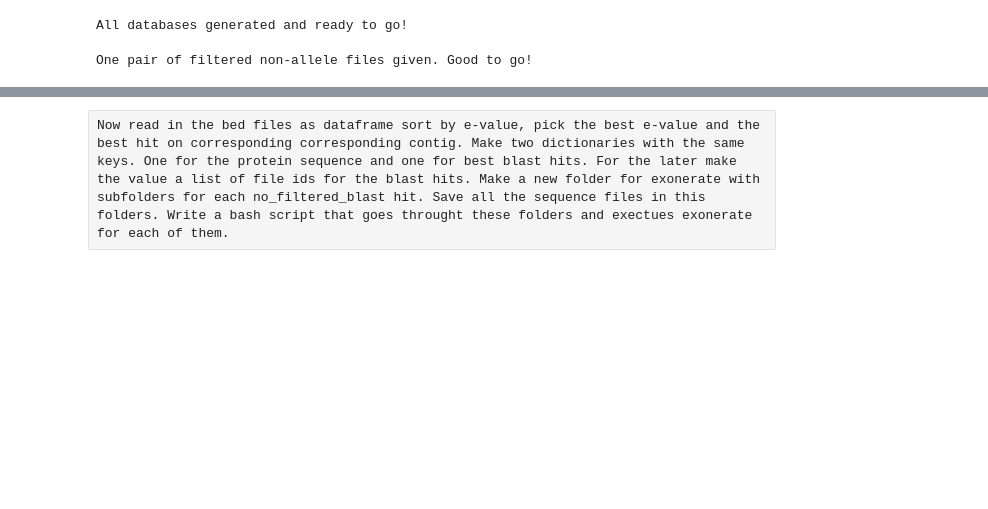
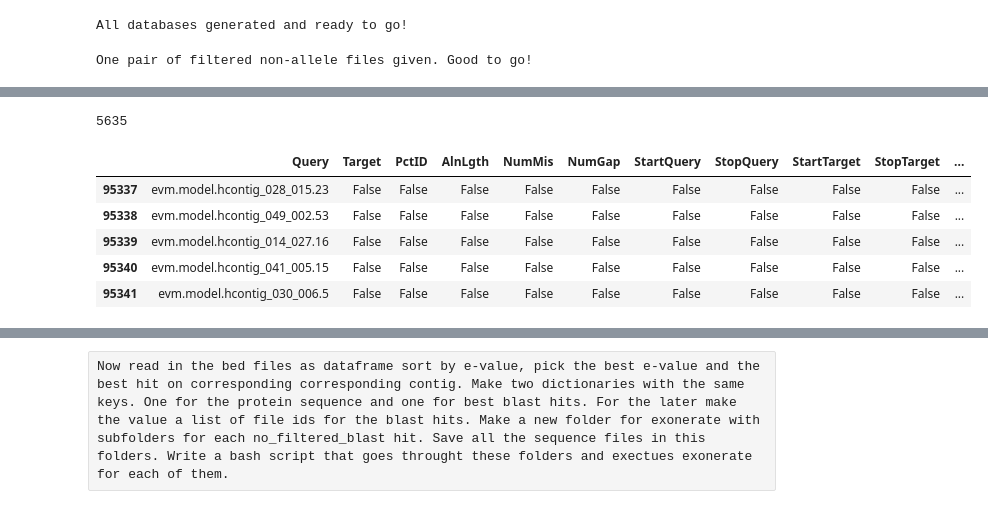
Before and after one commit to BenjaminSchwessinger/Pst_104E_analysis, a Jupyter notebook: Pst_104E_v12_missing_allele_analysis.ipynb, the cells around one changed output, grey strips where cells are left out. Cells and saved outputs as stored; diff of their text form; code cells hidden in the pictures; blank space fills up the shorter version.

```diff
--- a/Pst_104E_v12_missing_allele_analysis.ipynb
+++ b/Pst_104E_v12_missing_allele_analysis.ipynb
@@ -61,6 +63,7 @@ def blast_outfmt6_to_bed(x):
     bed_fo.close()
     return bed_file_name
 # %%
+pwh_set = []
 def pwh_filter (q_contig, pwh_set=pwh_set):
     '''Checks if contig belongs to the primary with haplotig set.'''
     if q_contig in pwh_set:
@@ -639,10 +671,10 @@ pwh_set = {re.search(r'[a-z]*_[0-9]*', h_ctg).group().replace('h', 'p') for h_ct
 pwoh_set = set(pwh_set) - pwh_set
 # %%
 #add column for being on primary contig
-no_filtered_allele_summary_df['primary_contig'] = no_filtere_allele_summary_df.q_contig.apply(on_primary_contig)
+no_filtered_allele_summary_df['primary_contig'] = no_filtered_allele_summary_df.q_contig.apply(on_primary_contig)
 # %%
 #add column for being on primary contig with haplotig
-no_filtered_allele_summary_df['pwh_contig'] = no_filtere_allele_summary_df.q_contig.apply(pwh_filter)
+no_filtered_allele_summary_df['pwh_contig'] = no_filtered_allele_summary_df.q_contig.apply(pwh_filter)
 # %%
 #get the list of gene no genome hits
 no_filtered_allele_gene_no_genome_hit_list = []
@@ -650,4 +682,17 @@ for key, value in no_filtered_allele_gene_no_genome_hit_dict.items():
     no_filtered_allele_gene_no_genome_hit_list += pd.read_csv(value, header=None, sep ='\t')[0].tolist()
 # %%
 #add gene_on_genome hit column
-no_filtered_allele_summary_df['gene_on_genome_blast_hit'] = ~no_filtere_allele_summary_df["Query"].isin(no_filtered_allele_gene_no_genome_hit_list)
+no_filtered_allele_summary_df['gene_on_genome_blast_hit'] = ~no_filtered_allele_summary_df["Query"].isin(no_filtered_allele_gene_no_genome_hit_list)
+# %%
+len(no_filtered_allele_summary_df.Query.unique())
+# %% [output]
+5635
+# %%
+no_filtered_allele_summary_df.tail()
+# %% [output]
+|  | Query | Target | PctID | AlnLgth | NumMis | NumGap | StartQuery | StopQuery | StartTarget | StopTarget | ... |
+| 95337 | evm.model.hcontig_028_015.23 | False | False | False | False | False | False | False | False | False | ... |
+| 95338 | evm.model.hcontig_049_002.53 | False | False | False | False | False | False | False | False | False | ... |
+| 95339 | evm.model.hcontig_014_027.16 | False | False | False | False | False | False | False | False | False | ... |
+| 95340 | evm.model.hcontig_041_005.15 | False | False | False | False | False | False | False | False | False | ... |
+| 95341 | evm.model.hcontig_030_006.5 | False | False | False | False | False | False | False | False | False | ... |
```
Also changed, not shown: parts of 16 cells of this notebook.
